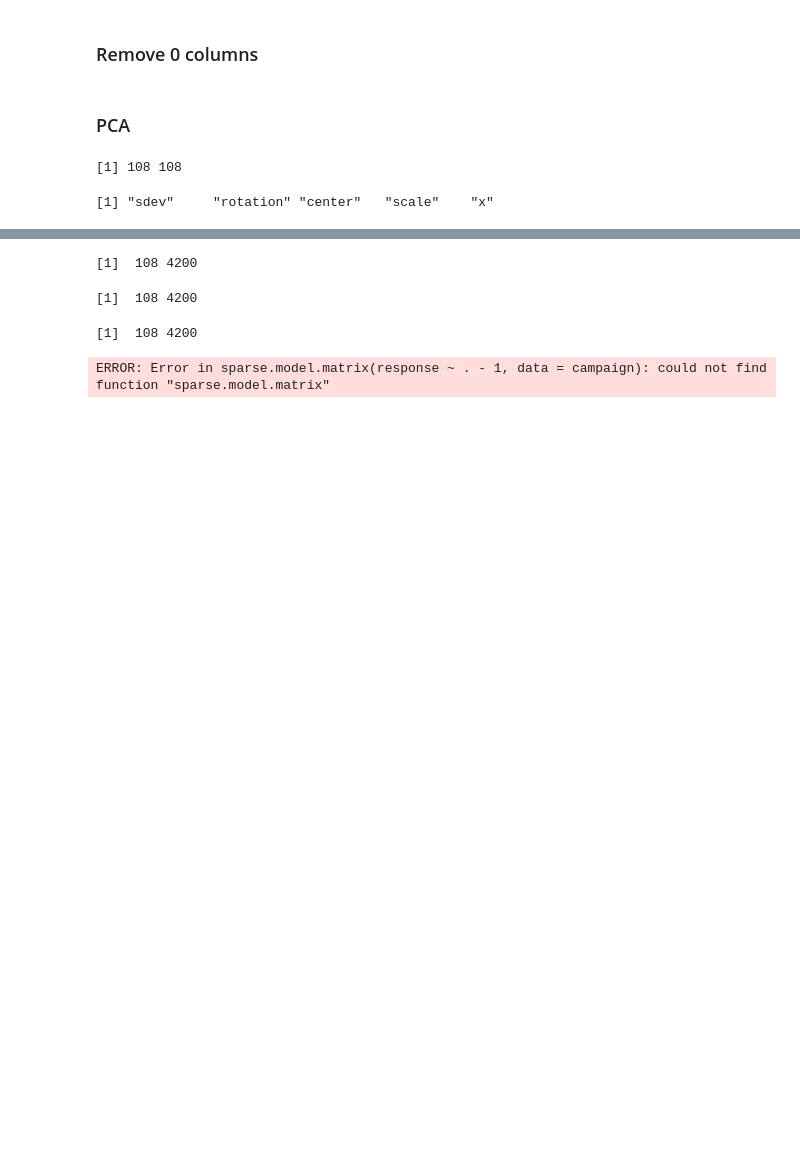
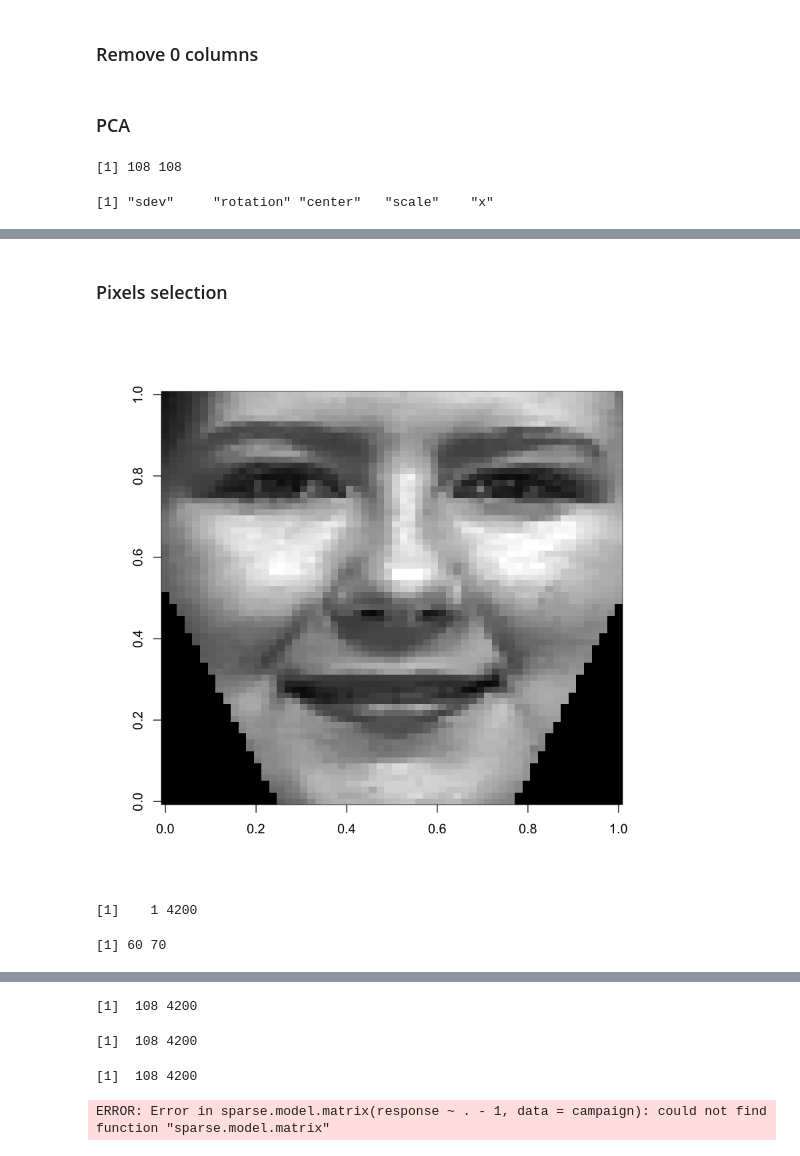
Before and after one commit to jbdouet/SY19_Project2, a Jupyter notebook: XGBOOST implementation .ipynb, the cells around one changed output, grey strips where cells are left out. Cells and saved outputs as stored; diff of their text form; code cells hidden in the pictures; blank space fills up the shorter version.

```diff
--- a/XGBOOST implementation .ipynb
+++ b/XGBOOST implementation .ipynb
@@ -124 +155,9 @@ Levels: anger disgust fear joy sadness surprise
 Levels: anger disgust fear joy sadness surprise
+# %% [markdown]
+### Pixels selection
+# %%
+I<-matrix(as.matrix(X_expressions[14,]),60,70)
+I1 <- apply(I, 1, rev)
+image(t(I1),col=gray(0:255 / 255))
+# %% [output]
+[figure, added]
@@ -124,0 +168,6 @@ Levels: anger disgust fear joy sadness surprise
+# %%
+dim(face14)
+dim(I14)
+# %% [output]
+[1]    1 4200
+[1] 60 70
```
Also changed, not shown: parts of 17 cells of this notebook, 4 other files.
